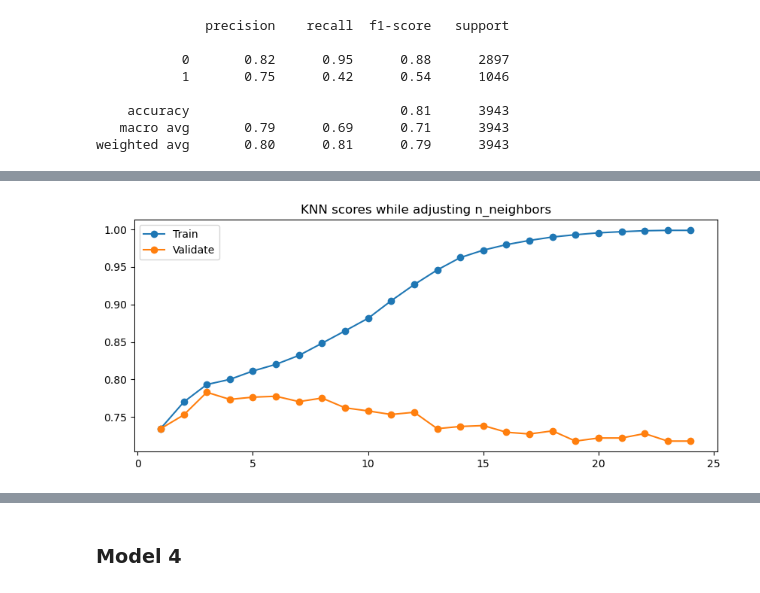
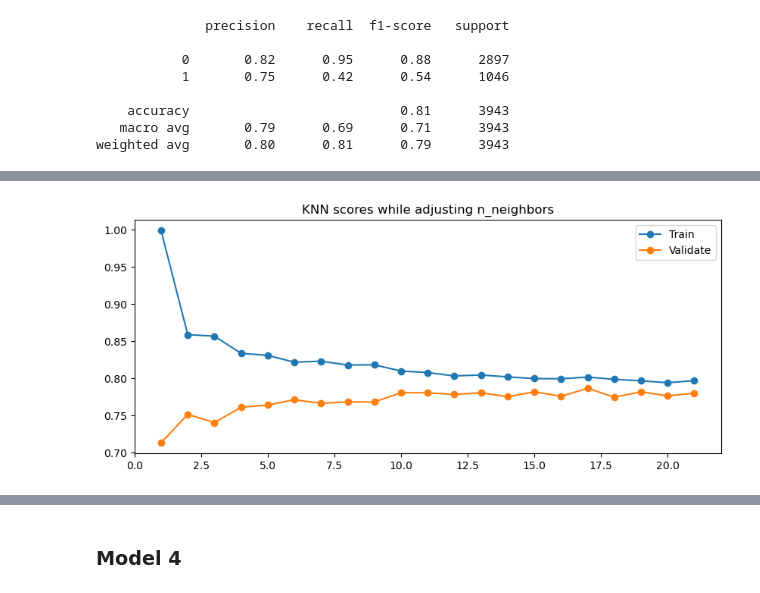
Before and after one commit to JoshuaHolt-Tech/classification_project, a Jupyter notebook: working_notebook.ipynb, the cells around one changed output, grey strips where cells are left out. Cells and saved outputs as stored; diff of their text form; code cells hidden in the pictures.

```diff
--- a/working_notebook.ipynb
+++ b/working_notebook.ipynb
@@ -147,11 +147,9 @@ for item in churn_df:
 
     output = {"Column" : item,
               "Churn %": churn,
-              "Churn Diff %": churn - bl,
               "Baseline %" : bl ,
-              "No_Churn Diff %": no_c - bl,
               "Not Churn %": no_c,
-              "Churn Indication":(churn - bl) + (no_c - bl) }
+              "Churn Indication":(churn - no_c) }
 
     distros.append(output)
 dis_df = pd.DataFrame(distros)
@@ -520,7 +518,7 @@ import1_df
 | contract_type_Two year | 0.000000 |
 # %%
 #Finding the best max_depth for decision tree
-metrics = []
+metrics1 = []
 
 for i in range(1, 25):
     trees = DecisionTreeClassifier(max_depth=i, random_state=1969)
@@ -530,9 +528,9 @@ for i in range(1, 25):
 
     output = {"max_depth" : i, "train_accuracy": in_sample_accuracy, "validate_accuracy": out_of_sample_accuracy}
 
-    metrics.append(output)
+    metrics1.append(output)
 
-tree_df = pd.DataFrame(metrics)
+tree_df = pd.DataFrame(metrics1)
 tree_df['difference'] = tree_df.train_accuracy - tree_df.validate_accuracy
 # %%
 #Plotting the decision tree scores
@@ -680,18 +678,18 @@ print(classification_report(y_train, y_pred3))
 weighted avg       0.80      0.81      0.79      3943
 # %%
 #Finding the best number of neighbors
-k_range = range(1, 20)
+k_range = range(1, 22)
 scores = []
-for k in k_range:
+for k in range(1,22):
     knn = KNeighborsClassifier(n_neighbors = k)
     knn.fit(X_train, y_train)
 
     in_sample_accuracy = knn.score(X_train, y_train)
     out_of_sample_accuracy = knn.score(X_val, y_val)
 
-    output = {"max_depth" : i, "train_accuracy": in_sample_accuracy, "validate_accuracy": out_of_sample_accuracy}
+    output = {"N_neighbors" : k, "train_accuracy": in_sample_accuracy, "validate_accuracy": out_of_sample_accuracy}
 
     scores.append(output)
 
-knn_df = pd.DataFrame(metrics)
+knn_df = pd.DataFrame(scores)
 knn_df['difference'] = knn_df.train_accuracy - knn_df.validate_accuracy
@@ -698,13 +716,13 @@ knn_df['difference'] = knn_df.train_accuracy - knn_df.validate_accuracy
 # %%
 #Plotting the train versus validate scores
 plt.figure(figsize=(10,4))
-plt.plot(knn_df.max_depth, knn_df.train_accuracy, marker = 'o', label= 'Train')
-plt.plot(knn_df.max_depth, knn_df.validate_accuracy, marker = 'o', label= 'Validate')
+plt.plot(knn_df.N_neighbors, knn_df.train_accuracy, marker = 'o', label= 'Train')
+plt.plot(knn_df.N_neighbors, knn_df.validate_accuracy, marker = 'o', label= 'Validate')
 plt.legend()
 plt.title("KNN scores while adjusting n_neighbors")
 plt.show()
 # %% [output]
-[figure, old version]
+[figure, new version]
 # %%
 y_pred_val = knn.predict(X_val)
 # %%
```
Also changed, not shown: parts of 12 cells of this notebook, 2 other files.
